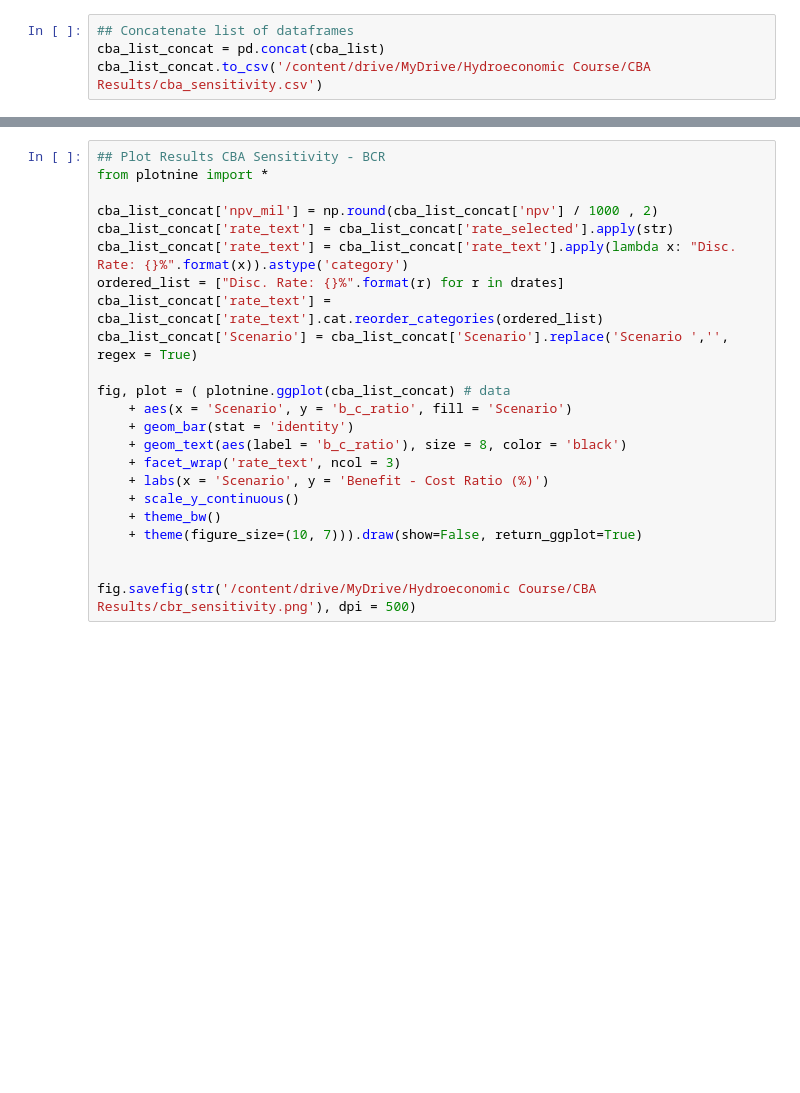
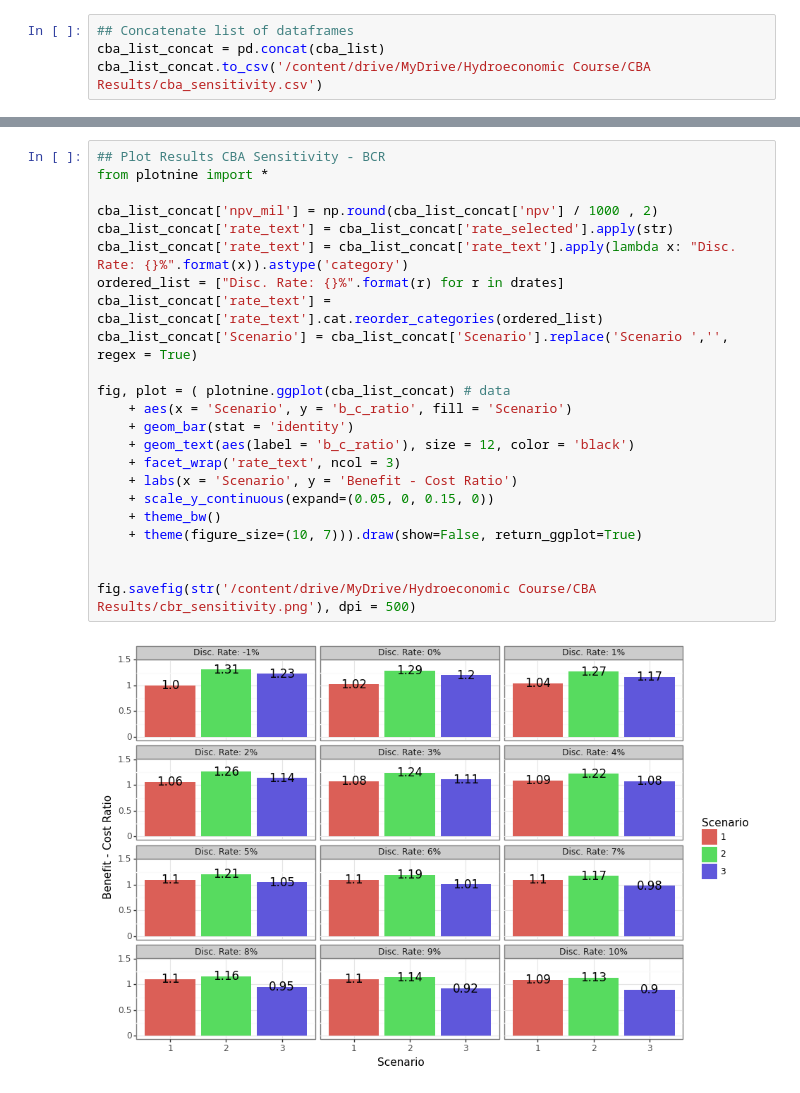
Before and after one commit to schuhf/schuhf, a Jupyter notebook: CBA.ipynb, the cells around one changed output, grey strips where cells are left out. Drawn from its saved outputs; the diff is of its cells as text; blank space fills up the shorter version.

```diff
--- a/CBA.ipynb
+++ b/CBA.ipynb
@@ -209,23 +266,25 @@ fig.savefig(str('/content/drive/MyDrive/Hydroeconomic Course/CBA Results/npv_sen
 # %%
 ## Plot Results CBA Sensitivity - BCR
 from plotnine import *
 
 cba_list_concat['npv_mil'] = np.round(cba_list_concat['npv'] / 1000 , 2)
 cba_list_concat['rate_text'] = cba_list_concat['rate_selected'].apply(str)
 cba_list_concat['rate_text'] = cba_list_concat['rate_text'].apply(lambda x: "Disc. Rate: {}%".format(x)).astype('category')
 ordered_list = ["Disc. Rate: {}%".format(r) for r in drates]
 cba_list_concat['rate_text'] = cba_list_concat['rate_text'].cat.reorder_categories(ordered_list)
 cba_list_concat['Scenario'] = cba_list_concat['Scenario'].replace('Scenario ','', regex = True)
 
 fig, plot = ( plotnine.ggplot(cba_list_concat) # data
     + aes(x = 'Scenario', y = 'b_c_ratio', fill = 'Scenario')
     + geom_bar(stat = 'identity')
-    + geom_text(aes(label = 'b_c_ratio'), size = 8, color = 'black')
+    + geom_text(aes(label = 'b_c_ratio'), size = 12, color = 'black')
     + facet_wrap('rate_text', ncol = 3)
-    + labs(x = 'Scenario', y = 'Benefit - Cost Ratio (%)')
-    + scale_y_continuous()
+    + labs(x = 'Scenario', y = 'Benefit - Cost Ratio')
+    + scale_y_continuous(expand=(0.05, 0, 0.15, 0))
     + theme_bw()
     + theme(figure_size=(10, 7))).draw(show=False, return_ggplot=True)
 
 
 fig.savefig(str('/content/drive/MyDrive/Hydroeconomic Course/CBA Results/cbr_sensitivity.png'), dpi = 500)
+# %% [output]
+[figure, added]
```
Also changed, not shown: parts of 3 cells of this notebook.
